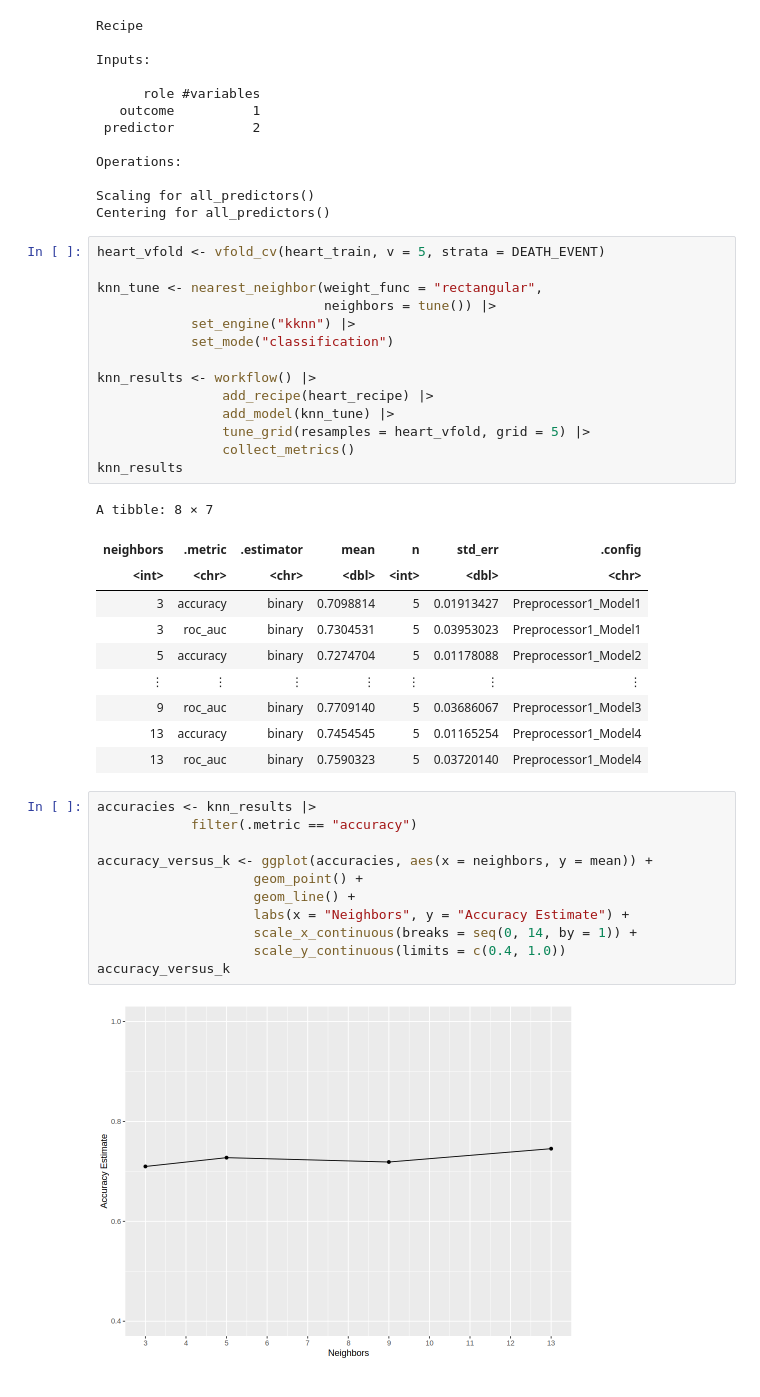
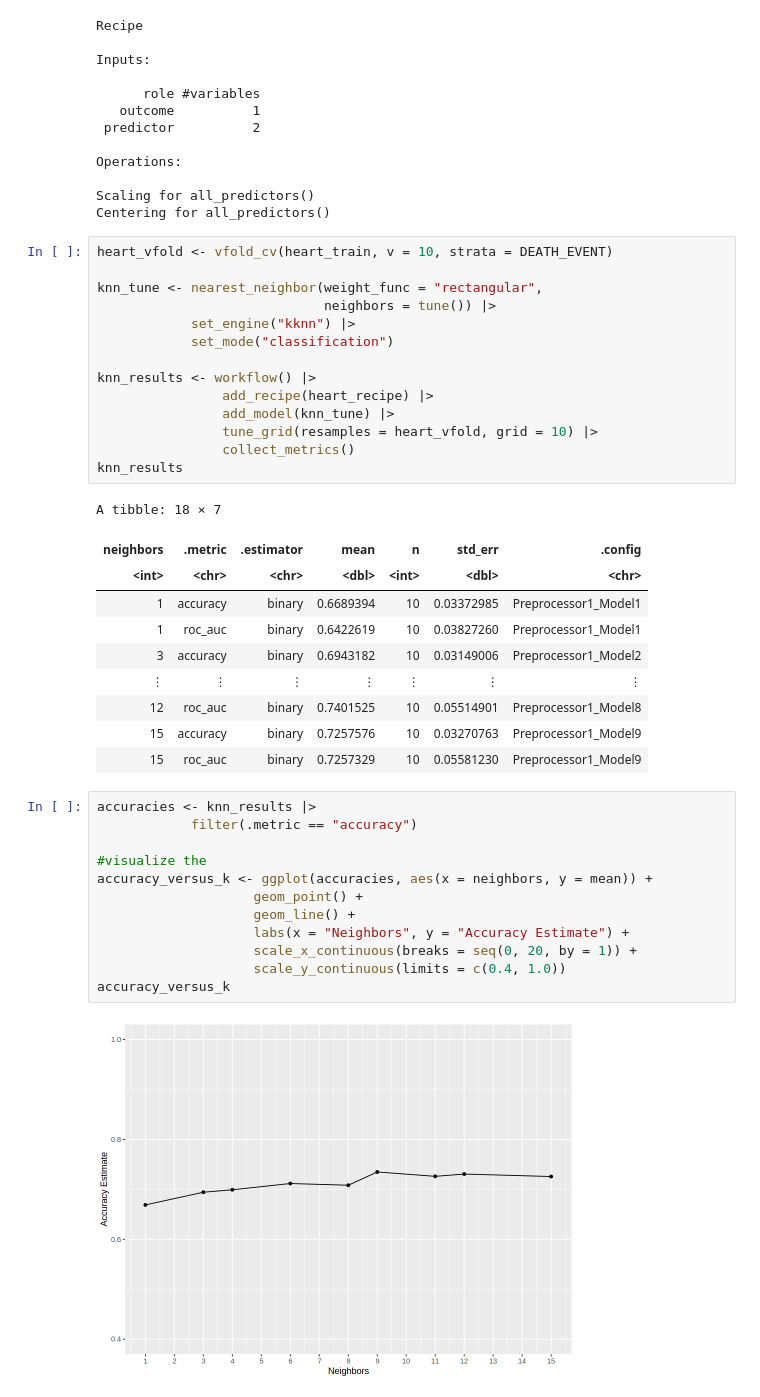
Before and after one commit to KristenisHuaiyi/Data_Science_Project, a Jupyter notebook: Untitled2.ipynb, the cells around one changed output. Saved outputs shown, nothing was run; the diff lists cells and outputs as text.

```diff
--- a/Untitled2.ipynb
+++ b/Untitled2.ipynb
@@ -170,7 +170,7 @@ Operations:
 Scaling for all_predictors()
 Centering for all_predictors()
 # %%
-heart_vfold <- vfold_cv(heart_train, v = 5, strata = DEATH_EVENT)
+heart_vfold <- vfold_cv(heart_train, v = 10, strata = DEATH_EVENT)
 
 knn_tune <- nearest_neighbor(weight_func = "rectangular",
                              neighbors = tune()) |>
@@ -180,32 +180,33 @@ knn_tune <- nearest_neighbor(weight_func = "rectangular",
 knn_results <- workflow() |>
                 add_recipe(heart_recipe) |>
                 add_model(knn_tune) |>
-                tune_grid(resamples = heart_vfold, grid = 5) |>
+                tune_grid(resamples = heart_vfold, grid = 10) |>
                 collect_metrics()
 knn_results
 # %% [output]
-A tibble: 8 × 7
+A tibble: 18 × 7
 | neighbors | .metric | .estimator | mean | n | std_err | .config |
 | <int> | <chr> | <chr> | <dbl> | <int> | <dbl> | <chr> |
-| 3 | accuracy | binary | 0.7098814 | 5 | 0.01913427 | Preprocessor1_Model1 |
-| 3 | roc_auc | binary | 0.7304531 | 5 | 0.03953023 | Preprocessor1_Model1 |
-| 5 | accuracy | binary | 0.7274704 | 5 | 0.01178088 | Preprocessor1_Model2 |
+| 1 | accuracy | binary | 0.6689394 | 10 | 0.03372985 | Preprocessor1_Model1 |
+| 1 | roc_auc | binary | 0.6422619 | 10 | 0.03827260 | Preprocessor1_Model1 |
+| 3 | accuracy | binary | 0.6943182 | 10 | 0.03149006 | Preprocessor1_Model2 |
 | ⋮ | ⋮ | ⋮ | ⋮ | ⋮ | ⋮ | ⋮ |
-| 9 | roc_auc | binary | 0.7709140 | 5 | 0.03686067 | Preprocessor1_Model3 |
-| 13 | accuracy | binary | 0.7454545 | 5 | 0.01165254 | Preprocessor1_Model4 |
-| 13 | roc_auc | binary | 0.7590323 | 5 | 0.03720140 | Preprocessor1_Model4 |
+| 12 | roc_auc | binary | 0.7401525 | 10 | 0.05514901 | Preprocessor1_Model8 |
+| 15 | accuracy | binary | 0.7257576 | 10 | 0.03270763 | Preprocessor1_Model9 |
+| 15 | roc_auc | binary | 0.7257329 | 10 | 0.05581230 | Preprocessor1_Model9 |
 # %%
 accuracies <- knn_results |>
             filter(.metric == "accuracy")
 
+#visualize the
 accuracy_versus_k <- ggplot(accuracies, aes(x = neighbors, y = mean)) +
                     geom_point() +
                     geom_line() +
                     labs(x = "Neighbors", y = "Accuracy Estimate") +
-                    scale_x_continuous(breaks = seq(0, 14, by = 1)) +
+                    scale_x_continuous(breaks = seq(0, 20, by = 1)) +
                     scale_y_continuous(limits = c(0.4, 1.0))
 accuracy_versus_k
 # %% [output]
-[figure, old version]
+[figure, new version]
 # %%
 #build final model
```
Also changed, not shown: parts of 3 cells of this notebook.
